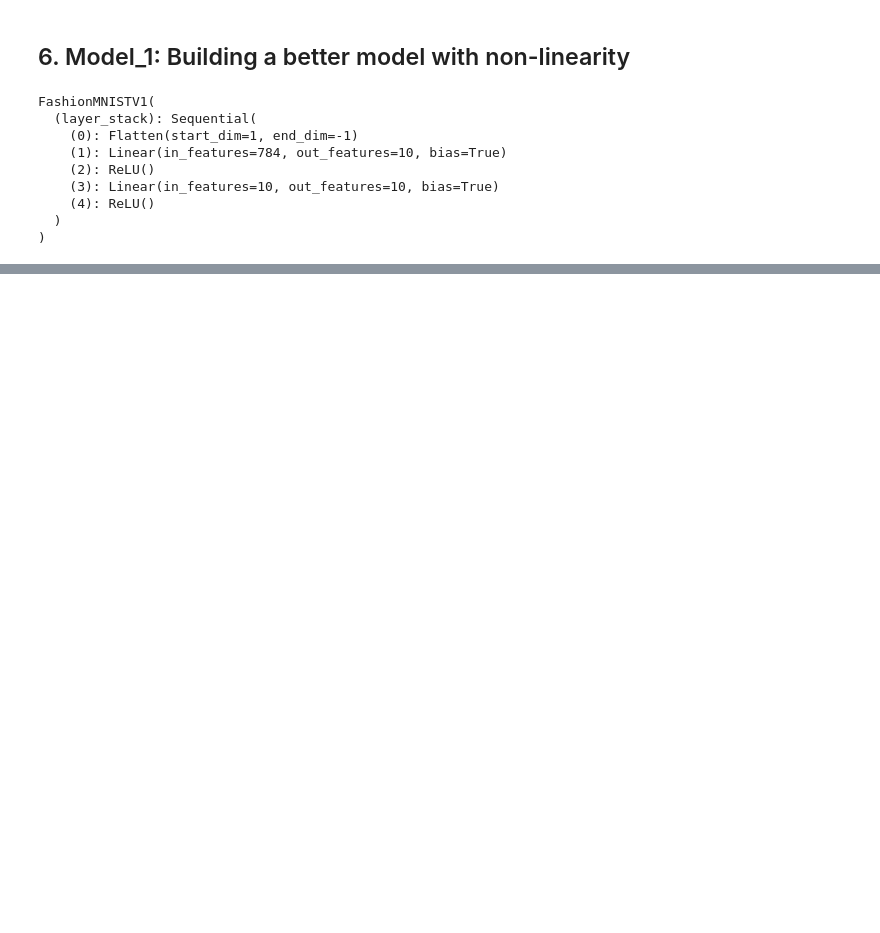
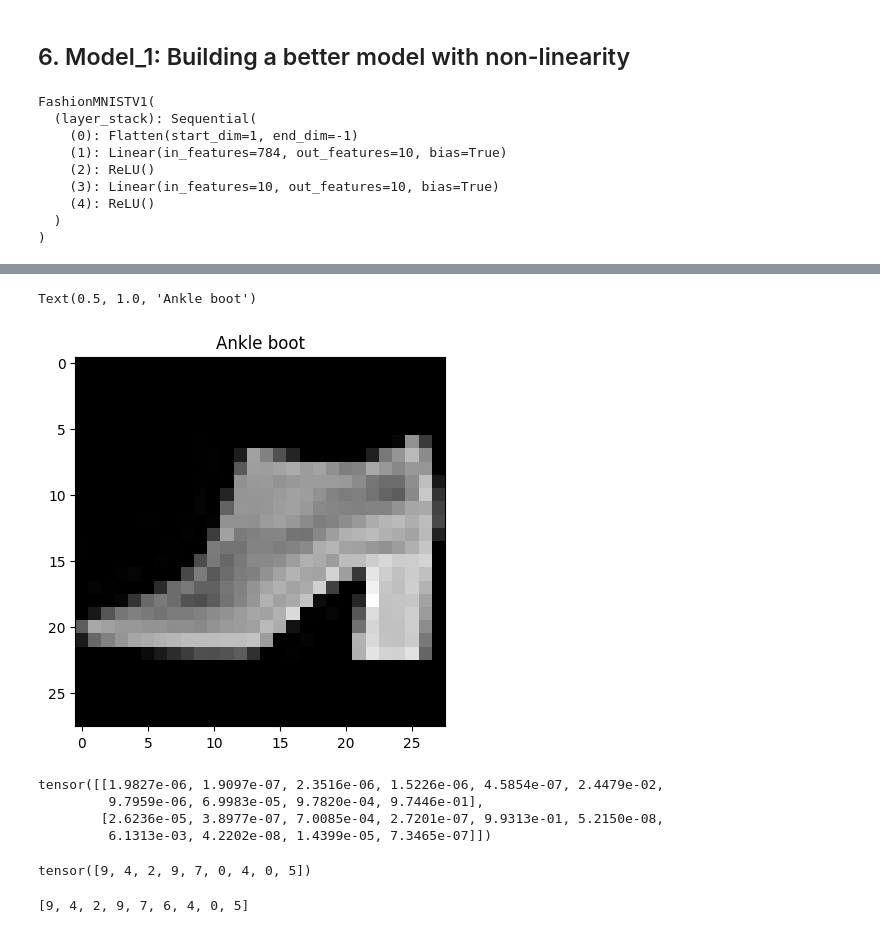
Before and after one commit to burakbdr/PyTorch-Fundamentals, a Jupyter notebook: 03_pytorch_computer_vision.ipynb, the cells around one changed output, grey strips where cells are left out. Cells and saved outputs as stored; diff of their text form; code cells hidden in the pictures; blank space fills up the shorter version.

```diff
--- a/03_pytorch_computer_vision.ipynb
+++ b/03_pytorch_computer_vision.ipynb
@@ -508,0 +1136,28 @@ optimizer = torch.optim.SGD(params=model_1.parameters(), # tries to update our m
+# %%
+plt.imshow(test_samples[0].squeeze(), cmap="gray")
+plt.title(class_names[test_labels[0]])
+# %% [output]
+Text(0.5, 1.0, 'Ankle boot')
+[figure, added]
+# %%
+# Make predictions
+pred_probs = make_predictions(model=model_2,
+                              data=test_samples)
+
+# View first two prediction probabilities
+pred_probs[:2]
+# %% [output]
+tensor([[1.9827e-06, 1.9097e-07, 2.3516e-06, 1.5226e-06, 4.5854e-07, 2.4479e-02,
+         9.7959e-06, 6.9983e-05, 9.7820e-04, 9.7446e-01],
+        [2.6236e-05, 3.8977e-07, 7.0085e-04, 2.7201e-07, 9.9313e-01, 5.2150e-08,
+         6.1313e-03, 4.2202e-08, 1.4399e-05, 7.3465e-07]])
+# %%
+# Conver predictions probabilities to labels
+pred_classes = pred_probs.argmax(dim=1)
+pred_classes
+# %% [output]
+tensor([9, 4, 2, 9, 7, 0, 4, 0, 5])
+# %%
+test_labels
+# %% [output]
+[9, 4, 2, 9, 7, 6, 4, 0, 5]
```
Also changed, not shown: parts of 63 cells of this notebook.
